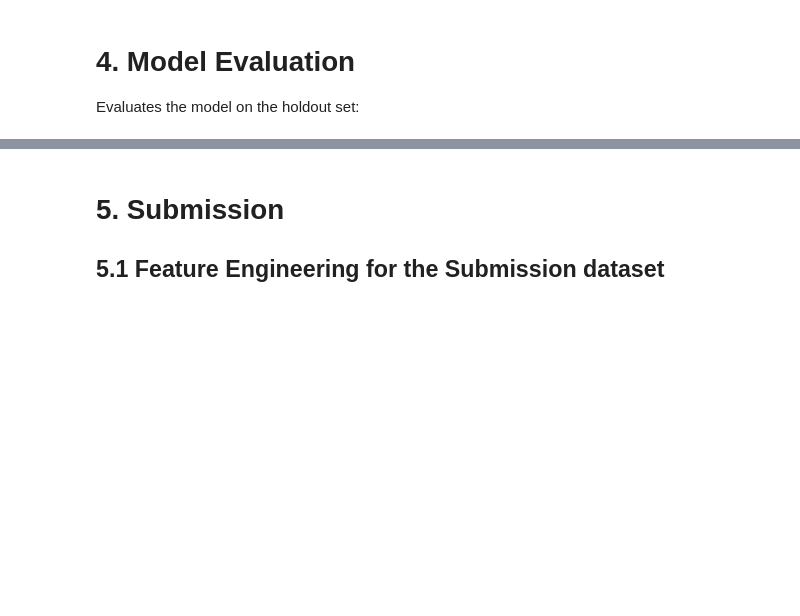
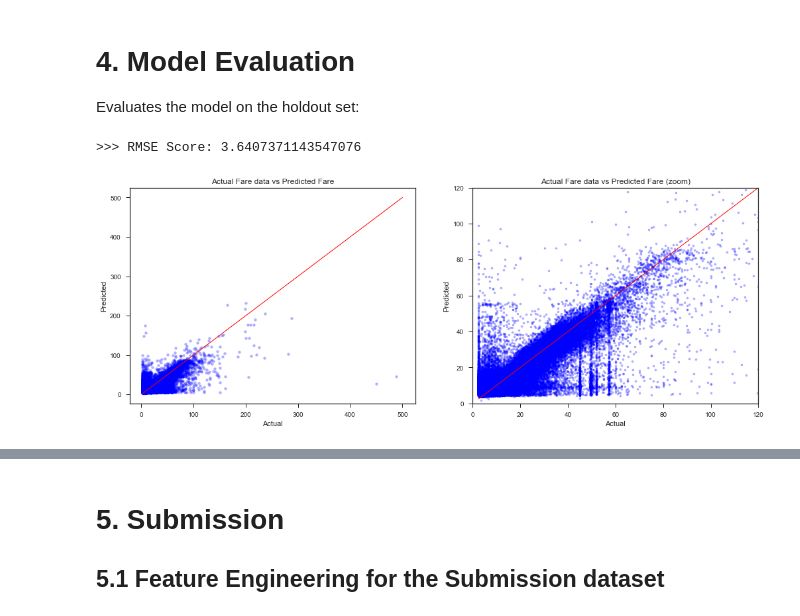
Before and after one commit to karlphillip/DataScience, a Jupyter notebook: Capstone Project3/2_regression_xgboost.ipynb, the cells around one changed output, grey strips where cells are left out. Cells and saved outputs as stored; diff of their text form; code cells hidden in the pictures; blank space fills up the shorter version.

Commit message:
CProject3: XGBoost Score 3.13909

```diff
--- a/Capstone Project3/2_regression_xgboost.ipynb
+++ b/Capstone Project3/2_regression_xgboost.ipynb
@@ -107,8 +115,9 @@ def get_clean_dataframe(num_rows):
 
     # remove NaNs and Negative & Free fares (keeping only the ones that cost more than 0)
     train_df.dropna(inplace=True, axis=0)
-    train_df = train_df[train_df['fare_amount'] > 0]
-#     train_df = train_df[(train_df['fare_amount'] >= 2) & (train_df['fare_amount'] <= 200)]
+#     train_df = train_df[train_df['fare_amount'] > 0]
+    train_df = train_df[(train_df['fare_amount'] >= 2.5)]
+#     train_df = train_df[(train_df['fare_amount'] >= 2.5) & (train_df['fare_amount'] <= 500)]
 
     # remove rows where lat/long are ZERO
     train_df = train_df[(train_df['pickup_latitude'] != 0) & (train_df['pickup_longitude'] != 0)]
@@ -186,19 +195,14 @@ import math
 def calc_compass_bearing(lat1, long1, lat2, long2):
     lat1 = math.radians(lat1)
     lat2 = math.radians(lat2)
-
     diffLong = math.radians(long2 - long1)
 
     x = math.sin(diffLong) * math.cos(lat2)
-    y = math.cos(lat1) * math.sin(lat2) - (math.sin(lat1)
-            * math.cos(lat2) * math.cos(diffLong))
-
+    y = math.cos(lat1) * math.sin(lat2) - (math.sin(lat1)  * math.cos(lat2) * math.cos(diffLong))
     initial_bearing = math.atan2(x, y)
 
-    # atan2() returns values from -180° to + 180°
-    # For a proper compass bearing, normalize the value as:
-    initial_bearing = math.degrees(initial_bearing)
-    compass_bearing = (initial_bearing + 360) % 360
+    # atan2() returns values from -180° to + 180°. For a proper compass bearing, normalize the value as:
+    compass_bearing = (math.degrees(initial_bearing) + 360) % 360
     return round(compass_bearing, 3)
 
 
@@ -515,6 +553,0 @@ if (EXEC_GRID_SEARCH):
-# %%
-%%time
-
-# Create the model using RandomForestRegressor
-rfr_model.fit(X_train, np.log1p(y_train))
-print('>>> Model Training done!')
@@ -523,20 +609,22 @@ print('>>> Model Training done!')
 
 Evaluates the model on the holdout set:
 # %%
+%%time
+
 from lib import gfx  # gfx is another local module under the 'lib' directory
 from sklearn import metrics
 from math import sqrt
 
 # The prediction is calculated as the arithmetic mean of both model's predictions
-# gbr_fare = np.expm1(gbr_model.predict(X_test))  # model 1
-rfr_fare = np.expm1(rfr_model.predict(X_test))   # model 2
-
-# y_pred = (gbr_visitors + rfr_visitors) / 2
-# y_pred = gbr_fare
-y_pred = rfr_fare
+# y_pred = np.expm1(xg_reg.predict(X_test))
+# y_pred = xg_reg.predict(X_test)
+y_pred = xg_reg.predict(test_dmatrix)
 
 rmse_score = sqrt(metrics.mean_squared_error(y_test, y_pred))
-print('\n>>> RMSE Score:', rmse_score, '\n') # 2.5M -> 3.6863
+print('\n>>> RMSE Score:', rmse_score, '\n') # 3M -> 3.6119
 
 # Plot Actual fare data against Predicted fare
 gfx.plot_actual_vs_predicted(y, y_test, y_pred)
+# %% [output]
+>>> RMSE Score: 3.6407371143547076
+[figure, added]
```
Also changed, not shown: parts of 24 cells of this notebook, 17 other files.
